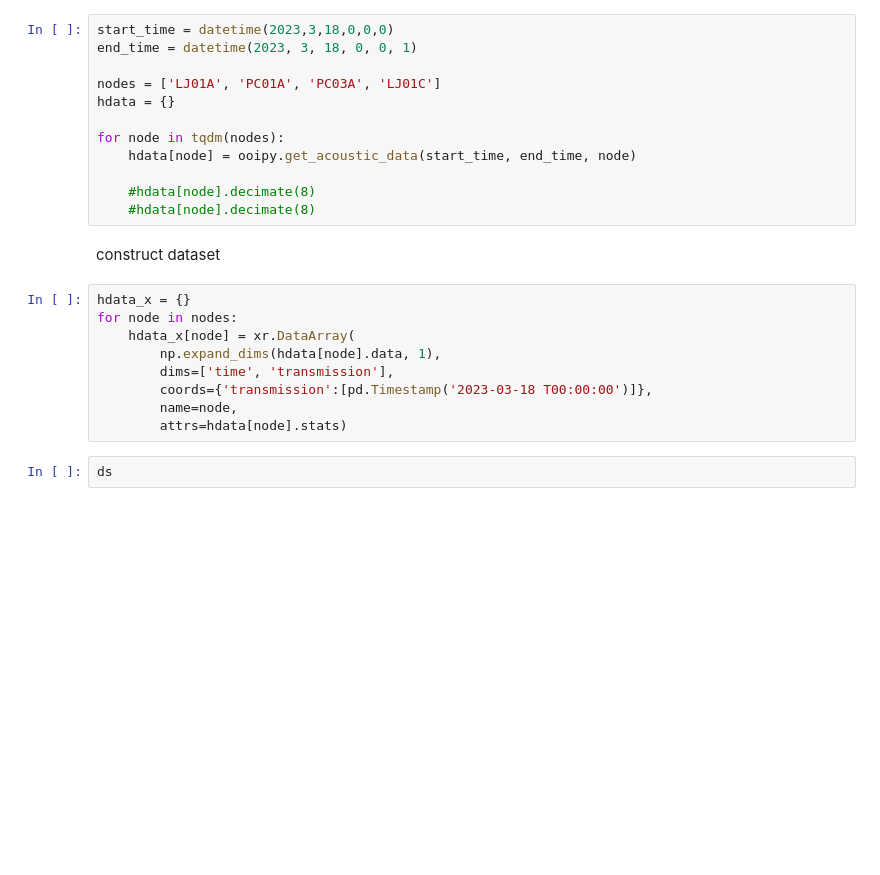
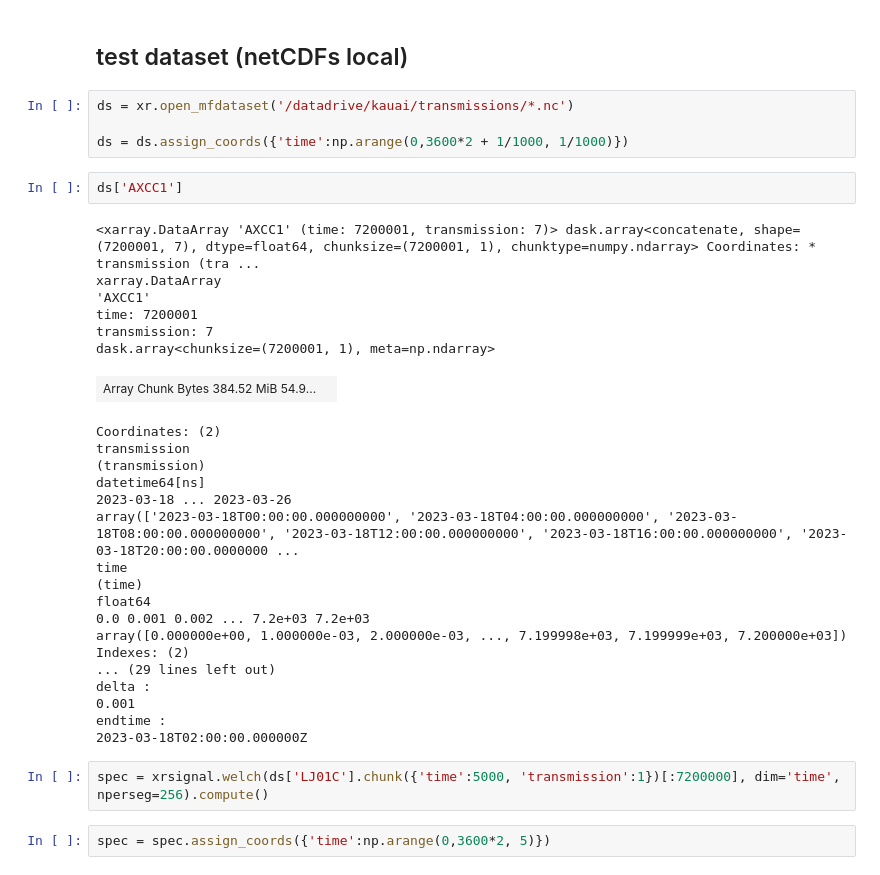
Before and after one commit to John-Ragland/kaooi, a Jupyter notebook: dev_notebooks/build_pipeline.ipynb, the cells around one changed output. Cells and saved outputs as stored; diff of their text form; blank space fills up the shorter version.

```diff
--- a/dev_notebooks/build_pipeline.ipynb
+++ b/dev_notebooks/build_pipeline.ipynb
@@ -32,25 +32,37 @@ SyntaxError: incomplete input (2575476371.py, line 2)
-# %%
-start_time = datetime(2023,3,18,0,0,0)
-end_time = datetime(2023, 3, 18, 0, 0, 1)
-
-nodes = ['LJ01A', 'PC01A', 'PC03A', 'LJ01C']
-hdata = {}
-
-for node in tqdm(nodes):
-    hdata[node] = ooipy.get_acoustic_data(start_time, end_time, node)
-
-    #hdata[node].decimate(8)
-    #hdata[node].decimate(8)
-# %% [markdown]
-construct dataset
-# %%
-hdata_x = {}
-for node in nodes:
-    hdata_x[node] = xr.DataArray(
-        np.expand_dims(hdata[node].data, 1),
-        dims=['time', 'transmission'],
-        coords={'transmission':[pd.Timestamp('2023-03-18 T00:00:00')]},
-        name=node,
-        attrs=hdata[node].stats)
+# %% [markdown]
+## test dataset (netCDFs local)
+# %%
+ds = xr.open_mfdataset('/datadrive/kauai/transmissions/*.nc')
+
+ds = ds.assign_coords({'time':np.arange(0,3600*2 + 1/1000, 1/1000)})
 # %%
-ds
+ds['AXCC1']
+# %% [output]
+<xarray.DataArray 'AXCC1' (time: 7200001, transmission: 7)> dask.array<concatenate, shape=(7200001, 7), dtype=float64, chunksize=(7200001, 1), chunktype=numpy.ndarray> Coordinates: * transmission (tra ...
+xarray.DataArray
+'AXCC1'
+time: 7200001
+transmission: 7
+dask.array<chunksize=(7200001, 1), meta=np.ndarray>
+| Array Chunk Bytes 384.52 MiB 54.9... |  |
+Coordinates: (2)
+transmission
+(transmission)
+datetime64[ns]
+2023-03-18 ... 2023-03-26
+array(['2023-03-18T00:00:00.000000000', '2023-03-18T04:00:00.000000000', '2023-03-18T08:00:00.000000000', '2023-03-18T12:00:00.000000000', '2023-03-18T16:00:00.000000000', '2023-03-18T20:00:00.0000000 ...
+time
+(time)
+float64
+0.0 0.001 0.002 ... 7.2e+03 7.2e+03
+array([0.000000e+00, 1.000000e-03, 2.000000e-03, ..., 7.199998e+03, 7.199999e+03, 7.200000e+03])
+Indexes: (2)
+... (29 lines left out)
+delta :
+0.001
+endtime :
+2023-03-18T02:00:00.000000Z
+# %%
+spec = xrsignal.welch(ds['LJ01C'].chunk({'time':5000, 'transmission':1})[:7200000], dim='time', nperseg=256).compute()
+# %%
+spec = spec.assign_coords({'time':np.arange(0,3600*2, 5)})
```
Also changed, not shown: parts of 25 cells of this notebook, 13 other files.
